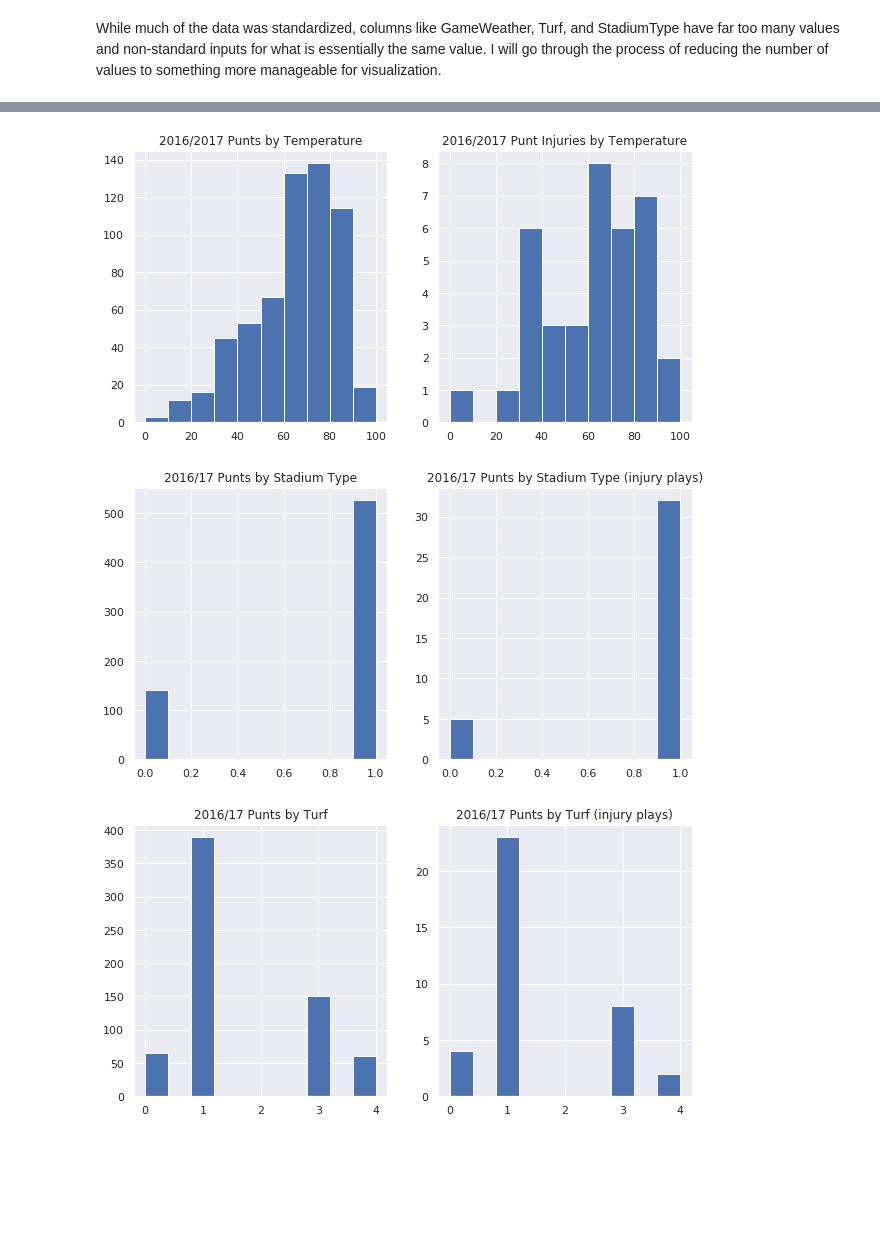
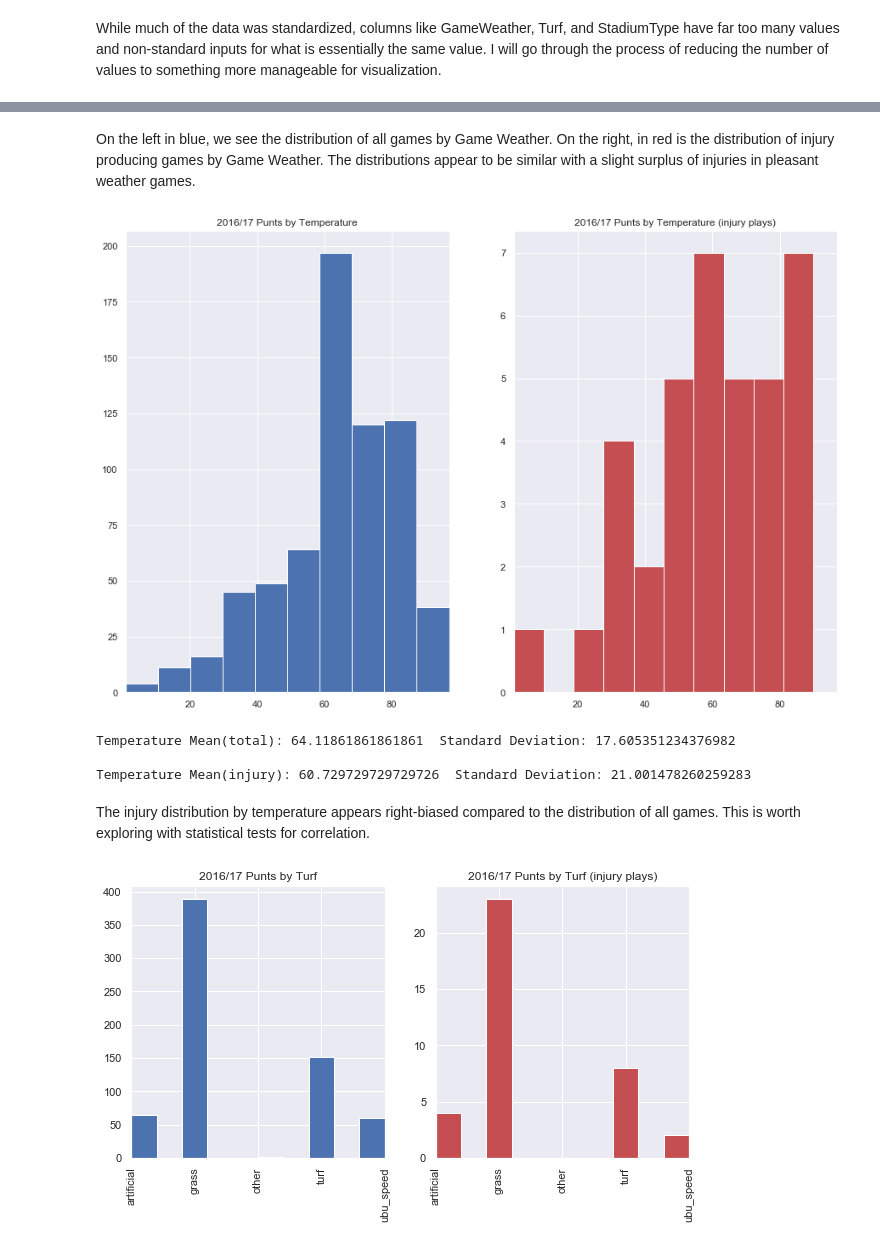
Before and after one commit to tjeffkessler/punt_analytics, a Jupyter notebook: Analytic Report Final.ipynb, the cells around one changed output, grey strips where cells are left out. Cells and saved outputs as stored; diff of their text form; code cells hidden in the pictures; blank space fills up the shorter version.

```diff
--- a/Analytic Report Final.ipynb
+++ b/Analytic Report Final.ipynb
@@ -252,22 +301,20 @@ compare_hists(gamedata_df['weather'], injury_games_df['weather'], title1='Weathe
-# %%
-plt.figure(figsize=(10,5))
-
-plt.subplot(1,2,1)
-plt.hist(gamedata_df['Temperature'], range=(0,100))
-plt.title('2016/2017 Punts by Temperature')
-
-plt.subplot(1,2,2)
-plt.hist(injury_games_df['Temperature'], range=(0,100))
-plt.title('2016/2017 Punt Injuries by Temperature')
-
-plt.show()
-# %% [output]
-[figure, removed]
+# %% [markdown]
+On the left in blue, we see the distribution of all games by Game Weather. On the right, in red is the distribution of injury producing games by Game Weather. The distributions appear to be similar with a slight surplus of injuries in pleasant weather games.
+# %%
+compare_hists(gamedata_df['Temperature'], injury_games_df['Temperature'],
+              title1='Temperature', title2='Temperature (injury plays)',
+             figsize=(15, 10))
+print('Temperature Mean(total): {}  Standard Deviation: {}\n'.format(np.mean(gamedata_df['Temperature']), np.std(gamedata_df['Temperature'])))
+print('Temperature Mean(injury): {}  Standard Deviation: {}'.format(np.mean(injury_games_df['Temperature']), np.std(injury_games_df['Temperature'])))
+# %% [output]
+[figure, added]
+Temperature Mean(total): 64.11861861861861  Standard Deviation: 17.605351234376982
+
+Temperature Mean(injury): 60.729729729729726  Standard Deviation: 21.001478260259283
+# %% [markdown]
+The injury distribution by temperature appears right-biased compared to the distribution of all games. This is worth exploring with statistical tests for correlation.
 # %%
-compare_hists(gamedata_df['stadium'], injury_games_df['stadium'], title1='Stadium Type', title2='Stadium Type (injury plays)')
+compare_hists(gamedata_df['turf'], injury_games_df['turf'], label1=turf_dict.values(),
+              label2=turf_dict.values(), title1='Turf', title2='Turf (injury plays)')
 # %% [output]
-[figure, old version]
+[figure, new version]
-# %%
-compare_hists(gamedata_df['turf'], injury_games_df['turf'], title1='Turf', title2='Turf (injury plays)')
-# %% [output]
-[figure, removed]
```
Also changed, not shown: parts of 40 cells of this notebook.
